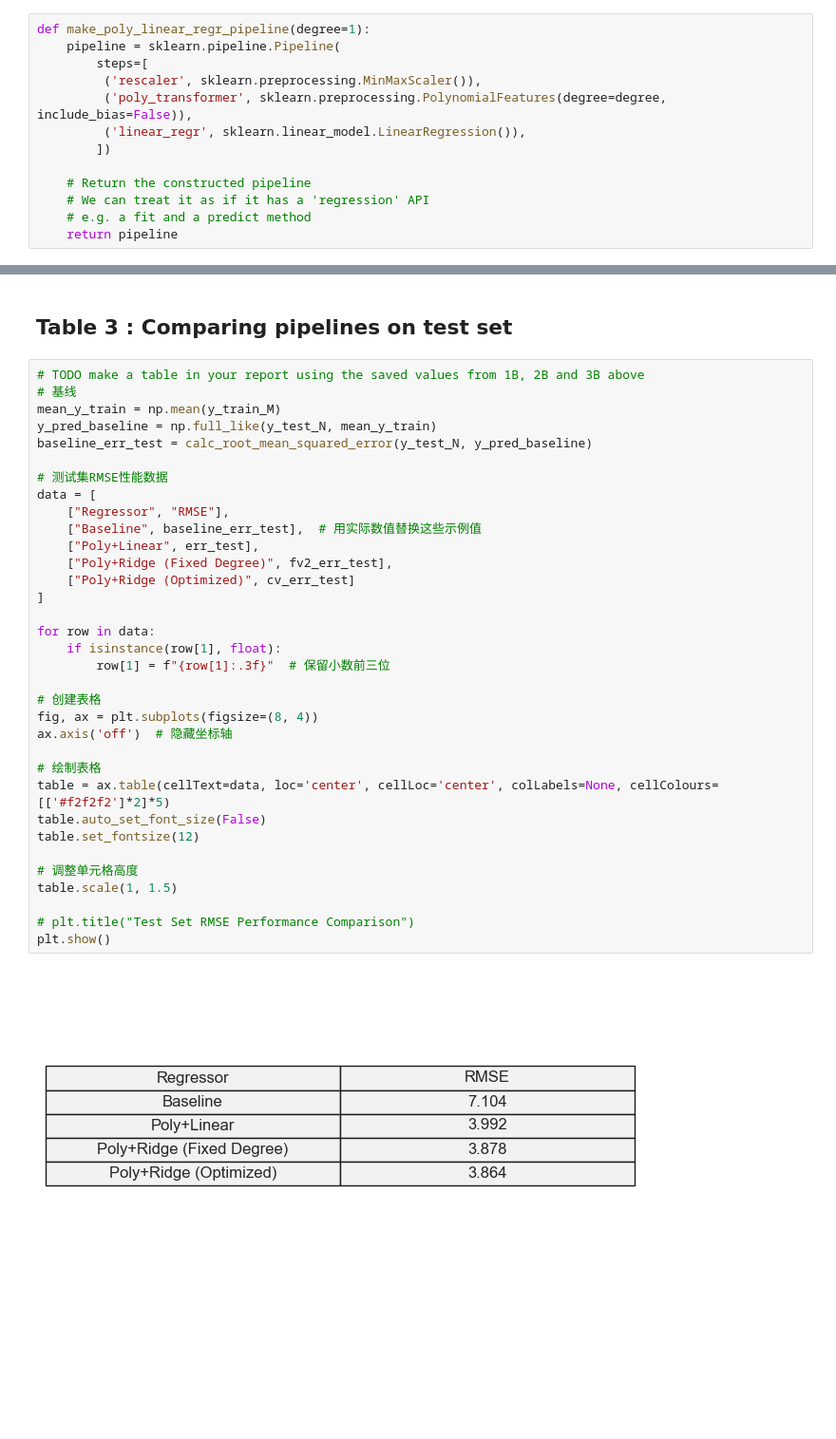
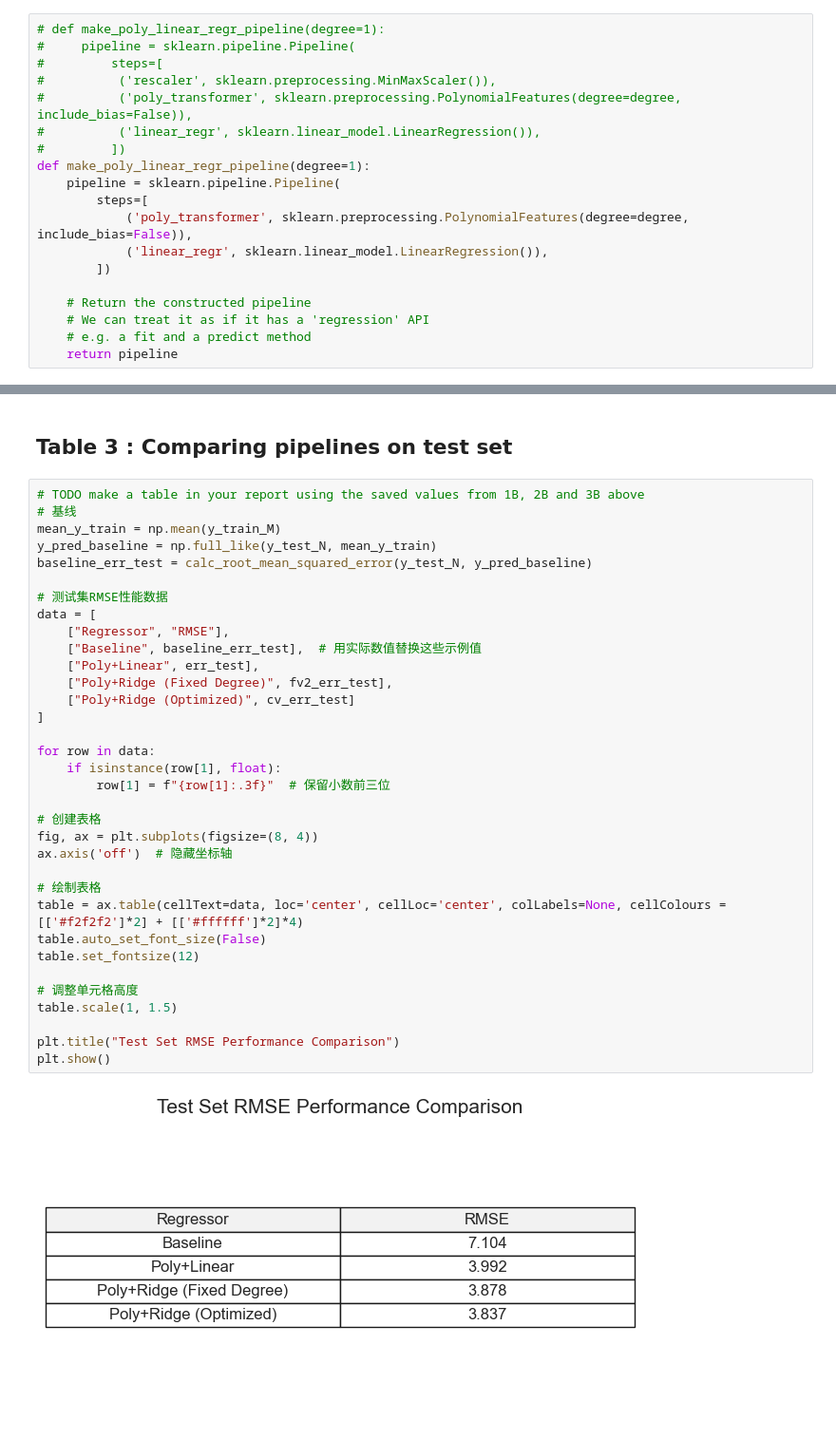
Before and after one commit to GithubCat-Phoenix/CS135-23f-assignments, a Jupyter notebook: hw1/hw1_report.ipynb, the cells around one changed output, grey strips where cells are left out. Shown: that part at 95% size. Saved outputs shown, nothing was run; the diff lists cells and outputs as text; blank space fills up the shorter version.

```diff
--- a/hw1/hw1_report.ipynb
+++ b/hw1/hw1_report.ipynb
@@ -134,12 +134,18 @@ array([ 0.,  0.,  0.,  1.,  5., 10., 50., 55., 60., 60.])
 # %% [markdown]
 ## Methods for building pipelines
 # %%
+# def make_poly_linear_regr_pipeline(degree=1):
+#     pipeline = sklearn.pipeline.Pipeline(
+#         steps=[
+#          ('rescaler', sklearn.preprocessing.MinMaxScaler()),
+#          ('poly_transformer', sklearn.preprocessing.PolynomialFeatures(degree=degree, include_bias=False)),
+#          ('linear_regr', sklearn.linear_model.LinearRegression()),
+#         ])
 def make_poly_linear_regr_pipeline(degree=1):
     pipeline = sklearn.pipeline.Pipeline(
         steps=[
-         ('rescaler', sklearn.preprocessing.MinMaxScaler()),
-         ('poly_transformer', sklearn.preprocessing.PolynomialFeatures(degree=degree, include_bias=False)),
-         ('linear_regr', sklearn.linear_model.LinearRegression()),
+            ('poly_transformer', sklearn.preprocessing.PolynomialFeatures(degree=degree, include_bias=False)),
+            ('linear_regr', sklearn.linear_model.LinearRegression()),
         ])
 
     # Return the constructed pipeline
@@ -528,33 +534,33 @@ Error on the test-set:
 mean_y_train = np.mean(y_train_M)
 y_pred_baseline = np.full_like(y_test_N, mean_y_train)
 baseline_err_test = calc_root_mean_squared_error(y_test_N, y_pred_baseline)
 
 # 测试集RMSE性能数据
 data = [
     ["Regressor", "RMSE"],
     ["Baseline", baseline_err_test],  # 用实际数值替换这些示例值
     ["Poly+Linear", err_test],
     ["Poly+Ridge (Fixed Degree)", fv2_err_test],
     ["Poly+Ridge (Optimized)", cv_err_test]
 ]
 
 for row in data:
     if isinstance(row[1], float):
         row[1] = f"{row[1]:.3f}"  # 保留小数前三位
 
 # 创建表格
 fig, ax = plt.subplots(figsize=(8, 4))
 ax.axis('off')  # 隐藏坐标轴
 
 # 绘制表格
-table = ax.table(cellText=data, loc='center', cellLoc='center', colLabels=None, cellColours=[['#f2f2f2']*2]*5)
+table = ax.table(cellText=data, loc='center', cellLoc='center', colLabels=None, cellColours = [['#f2f2f2']*2] + [['#ffffff']*2]*4)
 table.auto_set_font_size(False)
 table.set_fontsize(12)
 
 # 调整单元格高度
 table.scale(1, 1.5)
 
-# plt.title("Test Set RMSE Performance Comparison")
+plt.title("Test Set RMSE Performance Comparison")
 plt.show()
 # %% [output]
-[figure, old version]
+[figure, new version]
```
Also changed, not shown: parts of 4 cells of this notebook, 3 other files.
